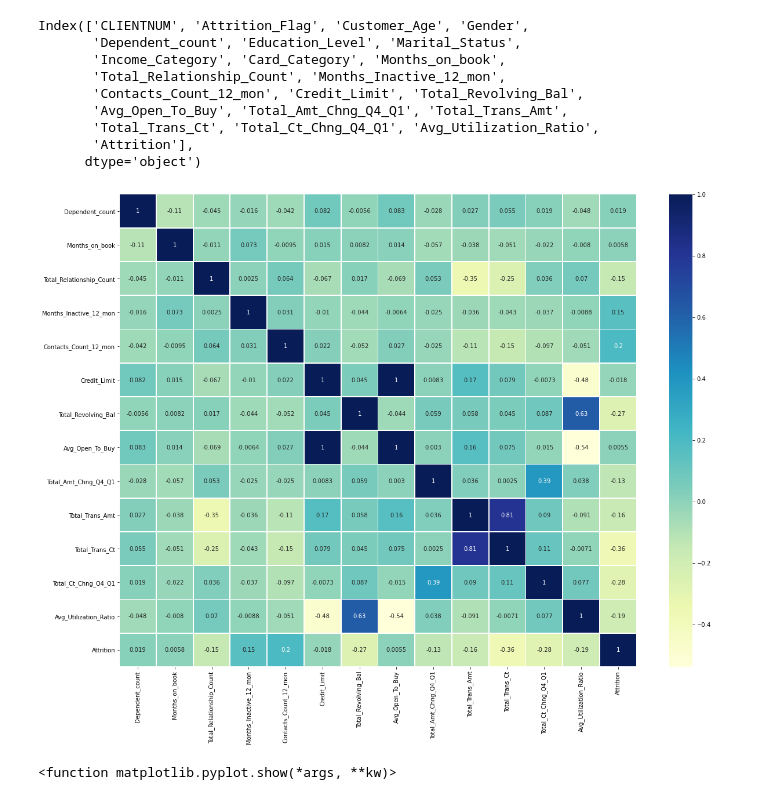
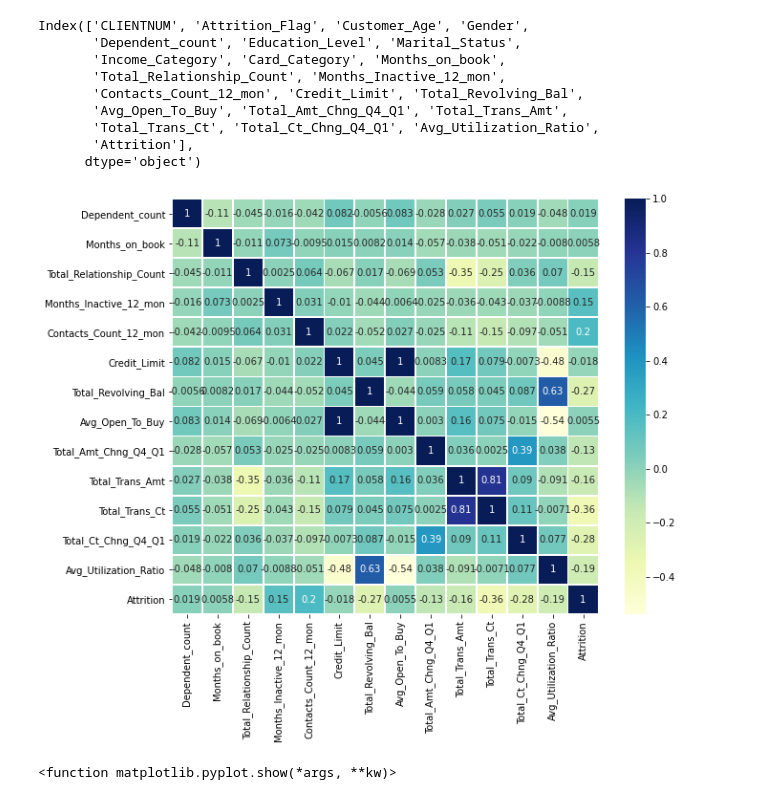
Before and after one commit to Ayomi-tech/Bank-Customers-and-Attrition., a Jupyter notebook: second_project1.ipynb, the cells around one changed output. Cells and saved outputs as stored; diff of their text form; code cells hidden in the pictures.

```diff
--- a/second_project1.ipynb
+++ b/second_project1.ipynb
@@ -138,21 +147,17 @@ Index(['CLIENTNUM', 'Attrition_Flag', 'Customer_Age', 'Gender',
        'Attrition'],
       dtype='object')
 # %%
-import seaborn as sns
-import matplotlib.pyplot as plt
-
-plt.subplots(figsize=(20,15))
 
 sns.heatmap(card[['Dependent_count','Months_on_book',
        'Total_Relationship_Count', 'Months_Inactive_12_mon',
        'Contacts_Count_12_mon', 'Credit_Limit', 'Total_Revolving_Bal',
        'Avg_Open_To_Buy', 'Total_Amt_Chng_Q4_Q1', 'Total_Trans_Amt',
        'Total_Trans_Ct', 'Total_Ct_Chng_Q4_Q1', 'Avg_Utilization_Ratio',
        'Attrition']]
             .corr(), annot=True, cmap='YlGnBu', linewidths=.8)
 plt.show()
 # %% [output]
-[figure, old version]
+[figure, new version]
 # %%
 plt.scatter(x=card['Credit_Limit'], y=card['Avg_Open_To_Buy'])
 plt.show
```
Also changed, not shown: parts of 17 cells of this notebook, 1 other file.
